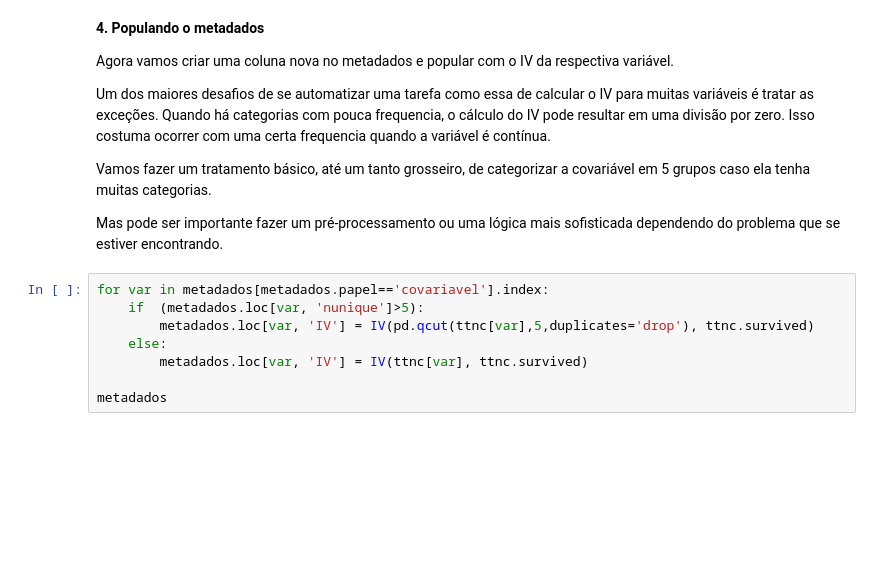
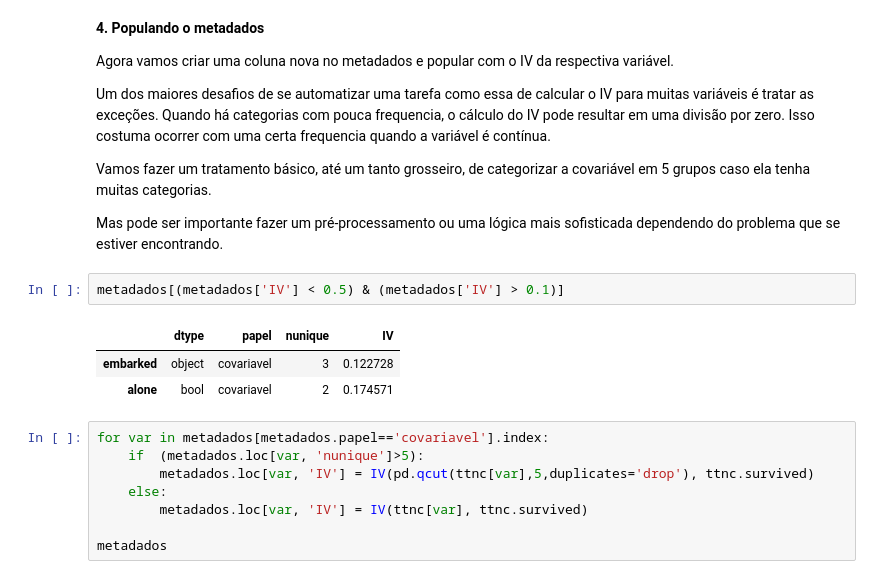
Before and after one commit to marceloaires7/EBAC-Aulas, a Jupyter notebook: Modulo36/notebooks/Mod36_descritiva_reglog.ipynb, the cells around one changed output. Saved outputs shown, nothing was run; the diff lists cells and outputs as text; blank space fills up the shorter version.

```diff
--- a/Modulo36/notebooks/Mod36_descritiva_reglog.ipynb
+++ b/Modulo36/notebooks/Mod36_descritiva_reglog.ipynb
@@ -305,6 +305,12 @@ Um dos maiores desafios de se automatizar uma tarefa como essa de calcular o IV
 Vamos fazer um tratamento básico, até um tanto grosseiro, de categorizar a covariável em 5 grupos caso ela tenha muitas categorias.
 
 Mas pode ser importante fazer um pré-processamento ou uma lógica mais sofisticada dependendo do problema que se estiver encontrando.
+# %%
+metadados[(metadados['IV'] < 0.5) & (metadados['IV'] > 0.1)]
+# %% [output]
+|  | dtype | papel | nunique | IV |
+| embarked | object | covariavel | 3 | 0.122728 |
+| alone | bool | covariavel | 2 | 0.174571 |
 # %%
 for var in metadados[metadados.papel=='covariavel'].index:
     if  (metadados.loc[var, 'nunique']>5):
```
Also changed, not shown: parts of 11 cells of this notebook.
